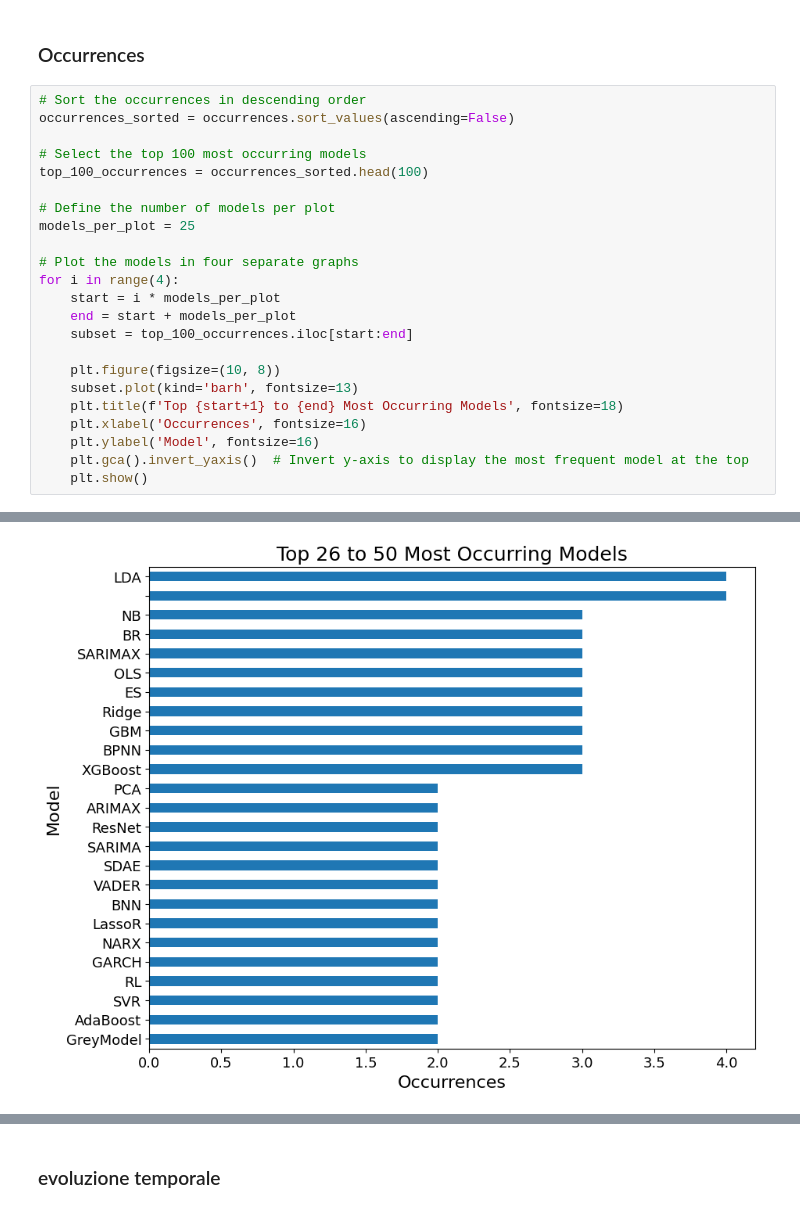
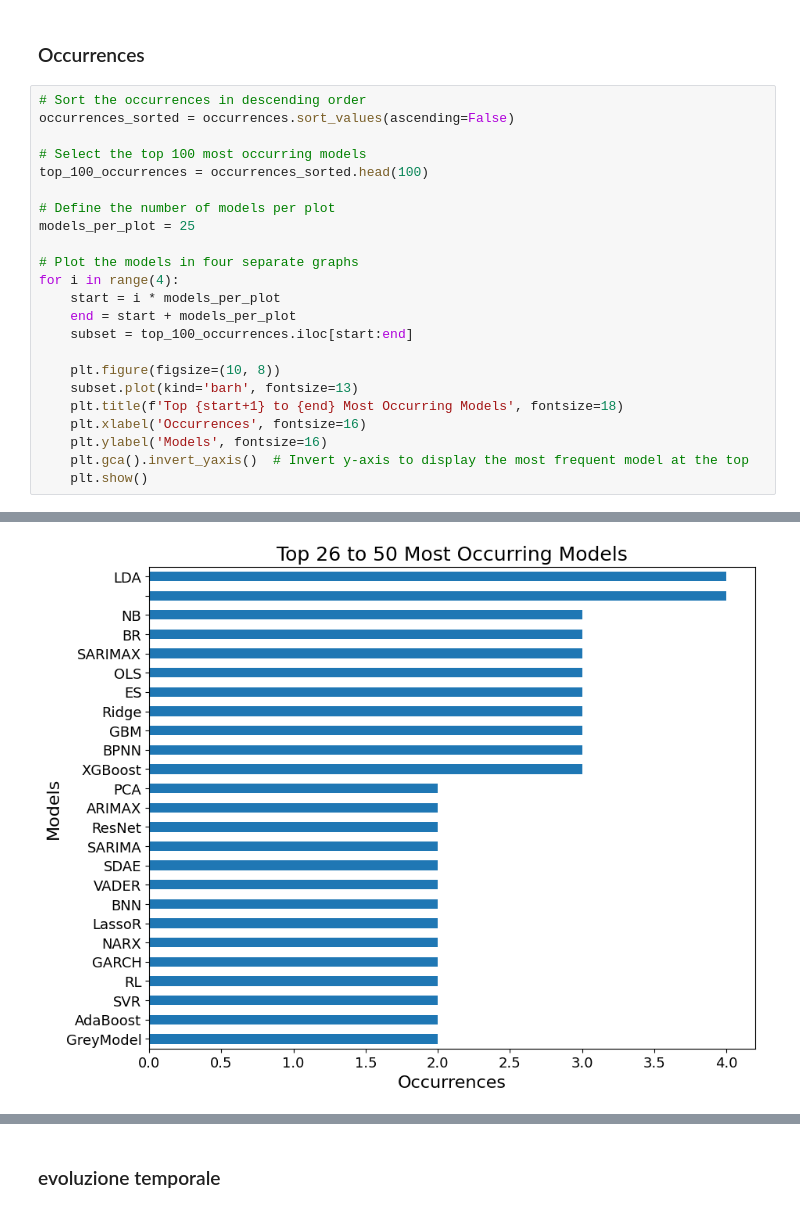
Before and after one commit to tutinz/Survey-on-Bitcoin-Price-Prediction, a Jupyter notebook: surveyBitcoinPricePrediction.ipynb, the cells around one changed output, grey strips where cells are left out. Cells and saved outputs as stored; diff of their text form.

```diff
--- a/surveyBitcoinPricePrediction.ipynb
+++ b/surveyBitcoinPricePrediction.ipynb
@@ -310,26 +310,26 @@ Name: count, Length: 134, dtype: int64
 # %%
 # Sort the occurrences in descending order
 occurrences_sorted = occurrences.sort_values(ascending=False)
 
 # Select the top 100 most occurring models
 top_100_occurrences = occurrences_sorted.head(100)
 
 # Define the number of models per plot
 models_per_plot = 25
 
 # Plot the models in four separate graphs
 for i in range(4):
     start = i * models_per_plot
     end = start + models_per_plot
     subset = top_100_occurrences.iloc[start:end]
 
     plt.figure(figsize=(10, 8))
     subset.plot(kind='barh', fontsize=13)
     plt.title(f'Top {start+1} to {end} Most Occurring Models', fontsize=18)
     plt.xlabel('Occurrences', fontsize=16)
-    plt.ylabel('Model', fontsize=16)
+    plt.ylabel('Models', fontsize=16)
     plt.gca().invert_yaxis()  # Invert y-axis to display the most frequent model at the top
     plt.show()
 # %% [output]
 [figure]
-[figure, old version]
+[figure, new version]
```
Also changed, not shown: parts of 12 cells of this notebook.
